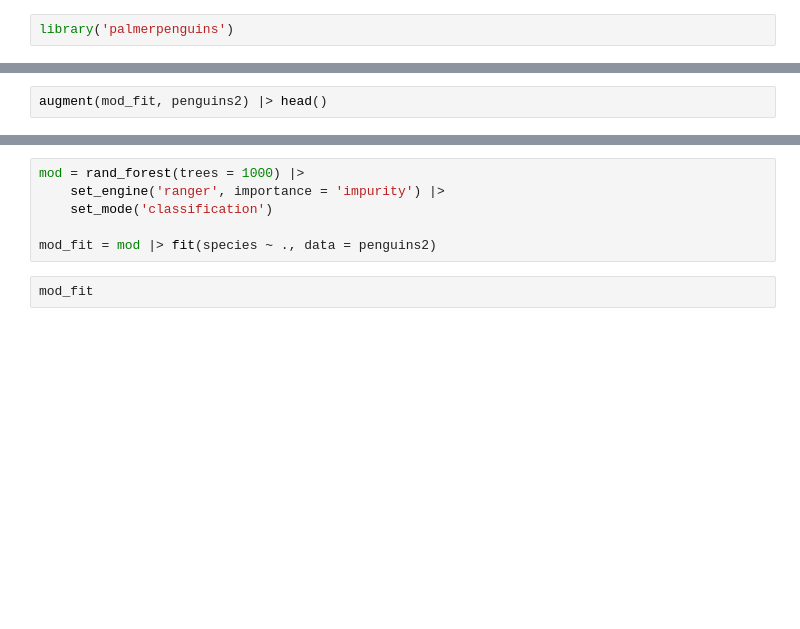
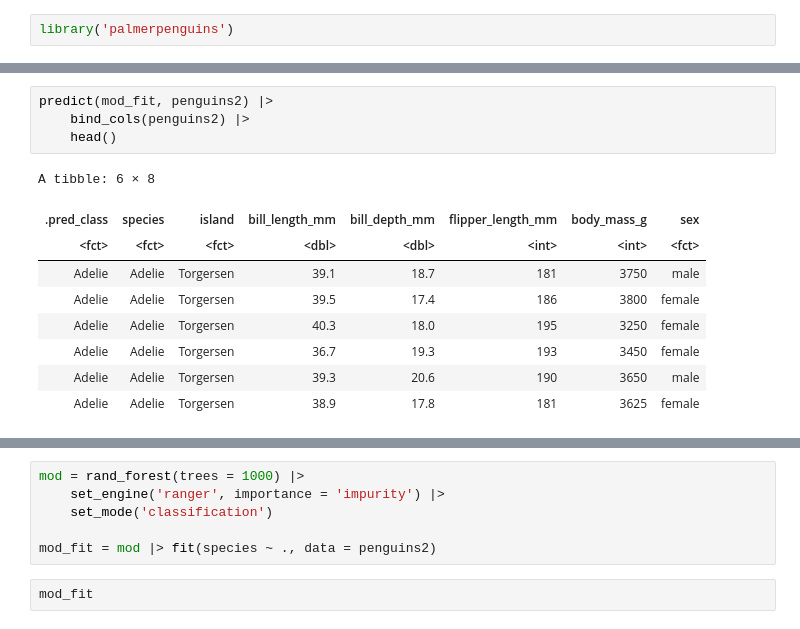
Before and after one commit to UNC-DATA-730/lecture-notebooks, a Jupyter notebook: 10-decision-trees/lectures/live-session.ipynb, the cells around one changed output, grey strips where cells are left out. Drawn from its saved outputs; the diff is of its cells as text; blank space fills up the shorter version.

```diff
--- a/10-decision-trees/lectures/live-session.ipynb
+++ b/10-decision-trees/lectures/live-session.ipynb
@@ -24,3 +95,15 @@ mod_fit
-# %%
-augment(mod_fit, penguins2) |> head()
+# %%
+predict(mod_fit, penguins2) |>
+    bind_cols(penguins2) |>
+    head()
+# %% [output]
+A tibble: 6 × 8
+| .pred_class | species | island | bill_length_mm | bill_depth_mm | flipper_length_mm | body_mass_g | sex |
+| <fct> | <fct> | <fct> | <dbl> | <dbl> | <int> | <int> | <fct> |
+| Adelie | Adelie | Torgersen | 39.1 | 18.7 | 181 | 3750 | male |
+| Adelie | Adelie | Torgersen | 39.5 | 17.4 | 186 | 3800 | female |
+| Adelie | Adelie | Torgersen | 40.3 | 18.0 | 195 | 3250 | female |
+| Adelie | Adelie | Torgersen | 36.7 | 19.3 | 193 | 3450 | female |
+| Adelie | Adelie | Torgersen | 39.3 | 20.6 | 190 | 3650 | male |
+| Adelie | Adelie | Torgersen | 38.9 | 17.8 | 181 | 3625 | female |
 # %%
```
Also changed, not shown: parts of 22 cells of this notebook.
